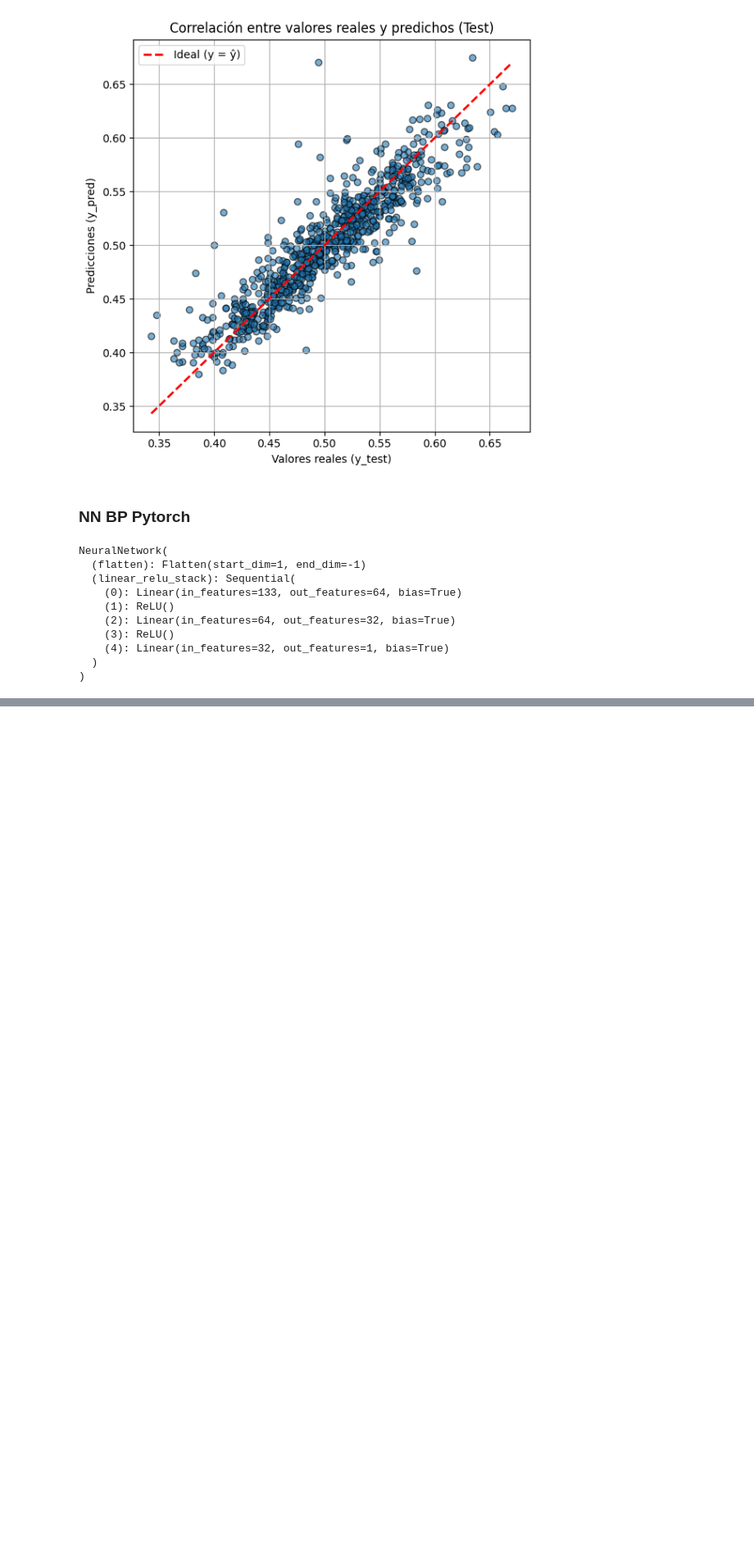
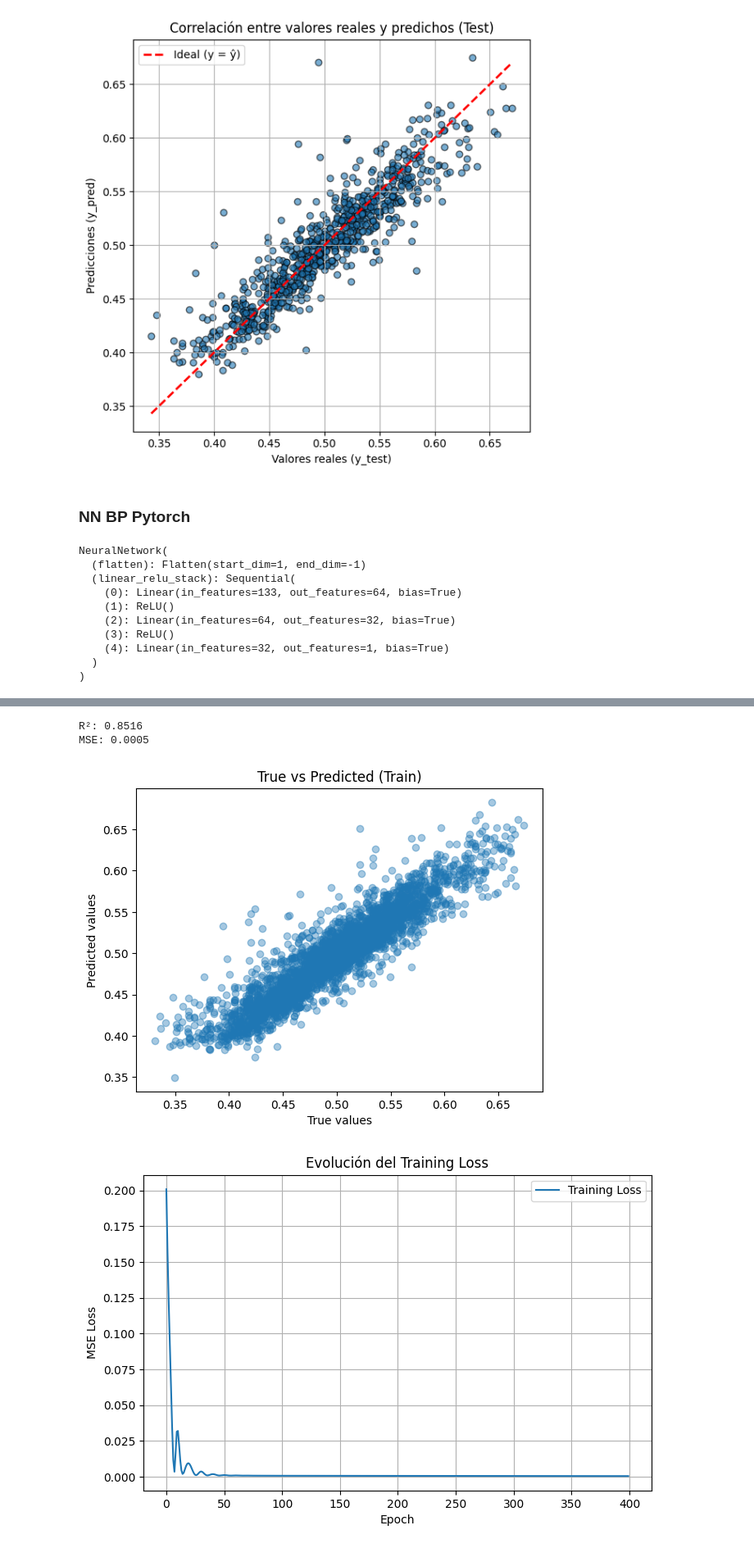
Before and after one commit to ItsTowi/Activity1_NEC, a Jupyter notebook: activity1.ipynb, the cells around one changed output, grey strips where cells are left out. Shown: that part at 82% size. Drawn from its saved outputs; the diff is of its cells as text; code cells hidden in the pictures; blank space fills up the shorter version.

```diff
--- a/activity1.ipynb
+++ b/activity1.ipynb
@@ -271,6 +271,7 @@ X = df_clean.drop(columns=["log_price", "price"], axis = 1)
 y = df_clean["log_price"]
 # %%
 X = pd.get_dummies(X, drop_first=True)
+X = X.astype(float)
 # %%
 X_train, X_test, y_train, y_test = train_test_split(
     X, y, test_size=0.2, random_state=42
@@ -391,3 +391,3 @@ NeuralNetwork(
 # %%
-X_train_tensor = torch.tensor(X.values, dtype=torch.float32)
-y_train_tensor = torch.tensor(y.values, dtype=torch.float32).view(-1, 1)
+X_train_tensor = torch.tensor(X_train.values, dtype=torch.float32)
+y_train_tensor = torch.tensor(y_train.values, dtype=torch.float32).view(-1, 1)
@@ -395,0 +437,37 @@ TypeError: can't convert np.ndarray of type numpy.object_. The only supported ty
+# %%
+# Predicciones del modelo
+model.eval()  # modo evaluación (sin dropout, etc)
+with torch.no_grad():
+    y_pred_train = model(X_train_tensor).numpy()
+
+# Convertir a numpy si hace falta
+y_true = y_train_tensor.numpy()
+
+# Calcular R²
+from sklearn.metrics import r2_score, mean_squared_error
+
+r2 = r2_score(y_true, y_pred_train)
+mse = mean_squared_error(y_true, y_pred_train)
+print(f"R²: {r2:.4f}")
+print(f"MSE: {mse:.4f}")
+# %% [output]
+R²: 0.8516
+MSE: 0.0005
+# %%
+plt.scatter(y_true, y_pred_train, alpha=0.4)
+plt.xlabel("True values")
+plt.ylabel("Predicted values")
+plt.title("True vs Predicted (Train)")
+plt.show()
+
+plt.figure(figsize=(8,5))
+plt.plot(train_losses, label="Training Loss")
+plt.xlabel("Epoch")
+plt.ylabel("MSE Loss")
+plt.title("Evolución del Training Loss")
+plt.legend()
+plt.grid(True)
+plt.show()
+# %% [output]
+[figure, added]
+[figure, added]
```
Also changed, not shown: parts of 7 cells of this notebook, 1 other file.
